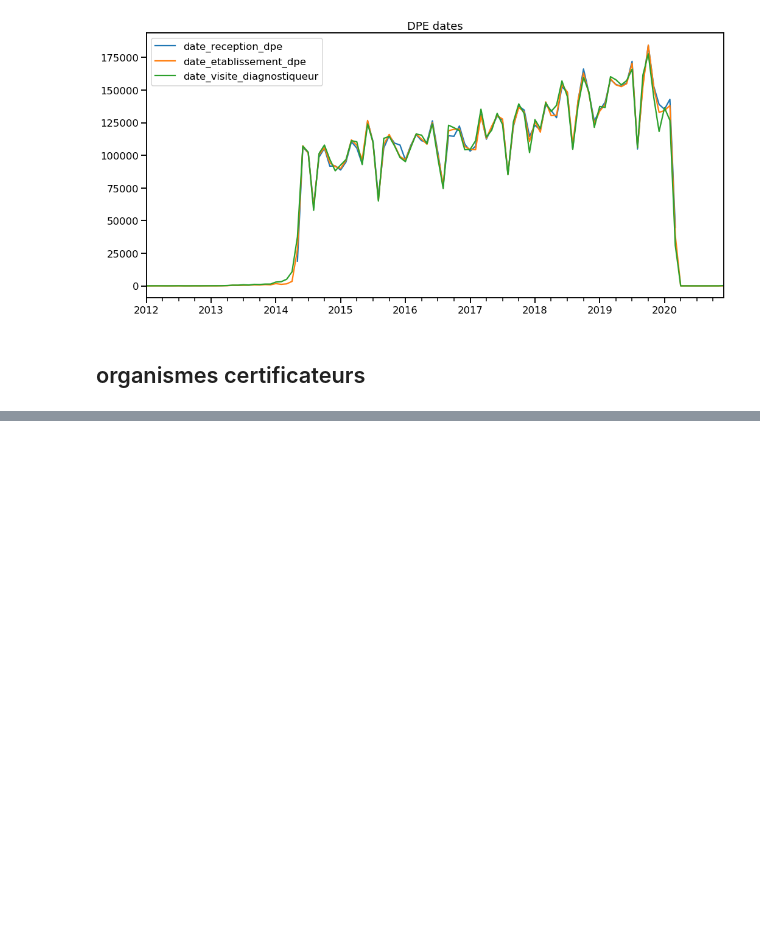
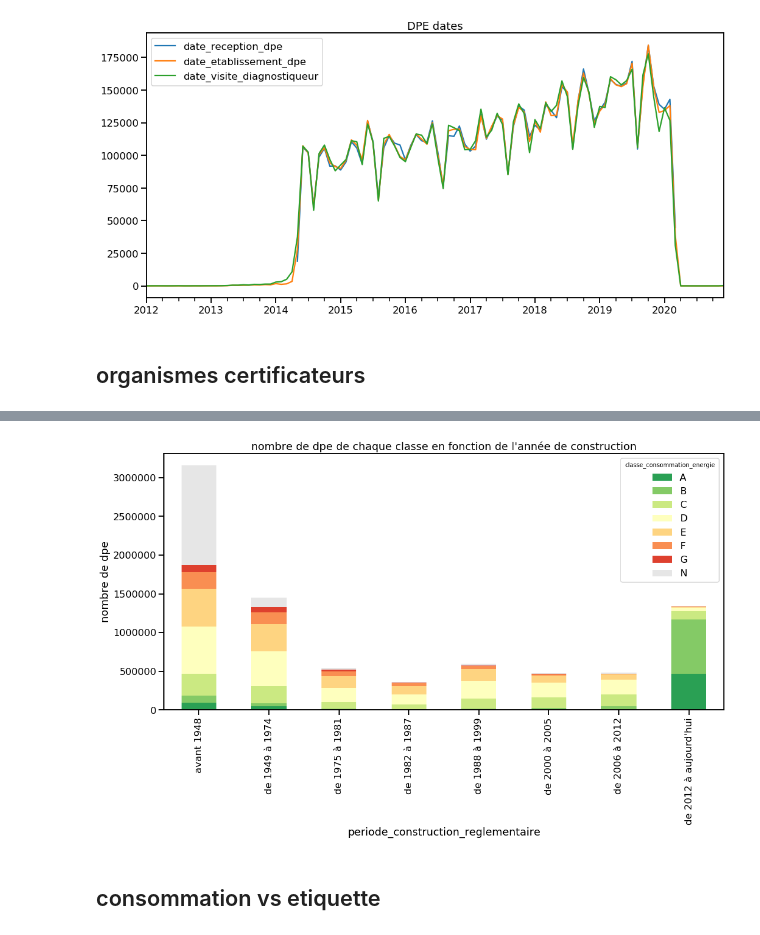
Before and after one commit to etalab/de-dpe-processing, a Jupyter notebook: notebooks/analyses sur la table td001.ipynb, the cells around one changed output, grey strips where cells are left out. Saved outputs shown, nothing was run; the diff lists cells and outputs as text; code cells hidden in the pictures; blank space fills up the shorter version.

```diff
--- a/notebooks/analyses sur la table td001.ipynb
+++ b/notebooks/analyses sur la table td001.ipynb
@@ -104,0 +317,13 @@ dtype: int64
+# %%
+data_plot = dpe_table_glob
+# %%
+pivot=data_plot.pivot_table(index='periode_construction_reglementaire',columns='classe_consommation_energie',values='consommation_energie',aggfunc='count')
+# %%
+ax=pivot.plot.bar(stacked=True,figsize=(17,8),color=color_palette)
+ax.set_ylabel('nombre de dpe')
+ax.set_title("nombre de dpe de chaque classe en fonction de l'année de construction")
+plt.savefig(str(plot_dir/'etiquettes_vs_periodes.png'),bbox_inches='tight')
+# %% [output]
+[figure, added]
+# %% [markdown]
+## consommation vs etiquette
```
Also changed, not shown: parts of 41 cells of this notebook, 1 other file.
